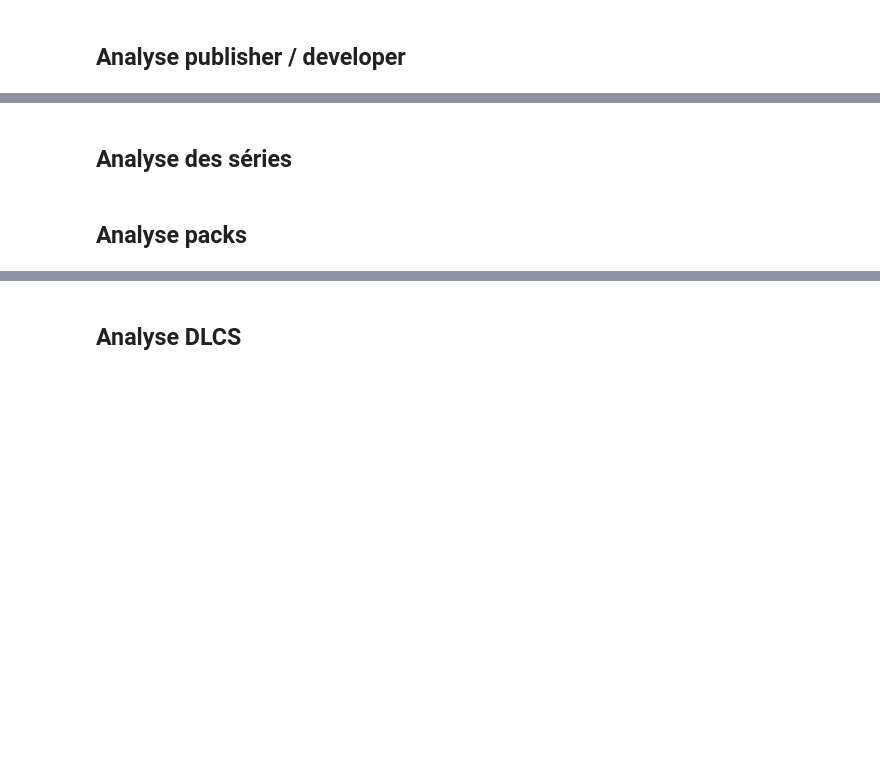
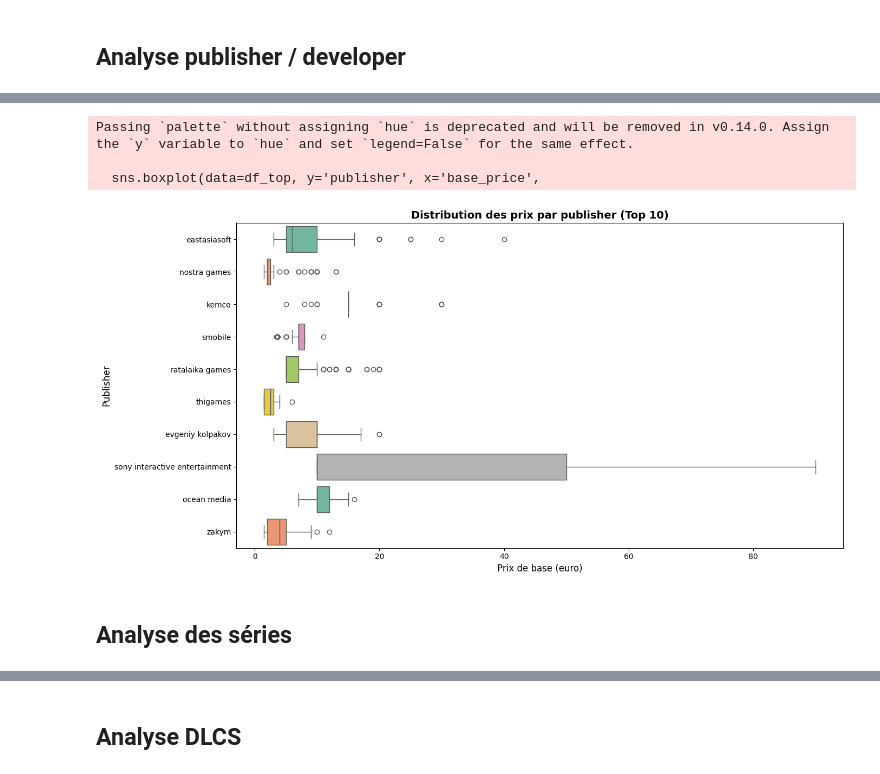
Before and after one commit to sebastien-chopin-dev/alyra-ia-psstore-machine-learning-project, a Jupyter notebook: notebooks/1_dataset_exploration.ipynb, the cells around one changed output, grey strips where cells are left out. Drawn from its saved outputs; the diff is of its cells as text; code cells hidden in the pictures; blank space fills up the shorter version.

```diff
--- a/notebooks/exploration.ipynb
+++ b/notebooks/1_dataset_exploration.ipynb
@@ -539,3 +597,28 @@ create_plot_analyse_plateformes(df_analyse_plateformes)
+# %%
+def analyze_publisher_price_range(df:pd.DataFrame, top_n=10):
+    df_priced = df[df['base_price'].notna()].copy()
+
+    # Top publishers par nombre de jeux
+    top_publishers = df_priced['publisher'].value_counts().head(top_n).index
+    df_top = df_priced[df_priced['publisher'].isin(top_publishers)]
+
+    fig, ax = plt.subplots(figsize=(14, 7))
+
+    sns.boxplot(data=df_top, y='publisher', x='base_price',
+                palette='Set2', ax=ax)
+    ax.set_xlabel('Prix de base (euro)', fontsize=12)
+    ax.set_ylabel('Publisher', fontsize=12)
+    ax.set_title(f'Distribution des prix par publisher (Top {top_n})',
+                 fontsize=14, fontweight='bold')
+
+    plt.tight_layout()
+# %%
+analyze_publisher_price_range(df_analyse_publisher_dev)
+# %% [output]
+Passing `palette` without assigning `hue` is deprecated and will be removed in v0.14.0. Assign the `y` variable to `hue` and set `legend=False` for the same effect.
+
+  sns.boxplot(data=df_top, y='publisher', x='base_price',
+[figure, added]
 # %% [markdown]
 ## Analyse des séries
 # %%
@@ -543,3 +625 @@ create_plot_analyse_plateformes(df_analyse_plateformes)
 df_analyse_series = df.copy()
-# %% [markdown]
-## Analyse packs
```
Also changed, not shown: parts of 55 cells of this notebook, 12 other files.
